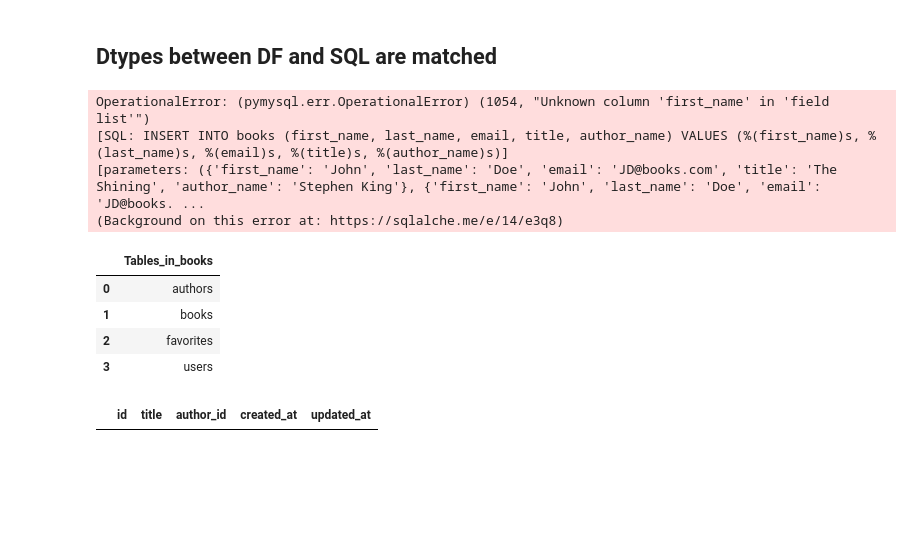
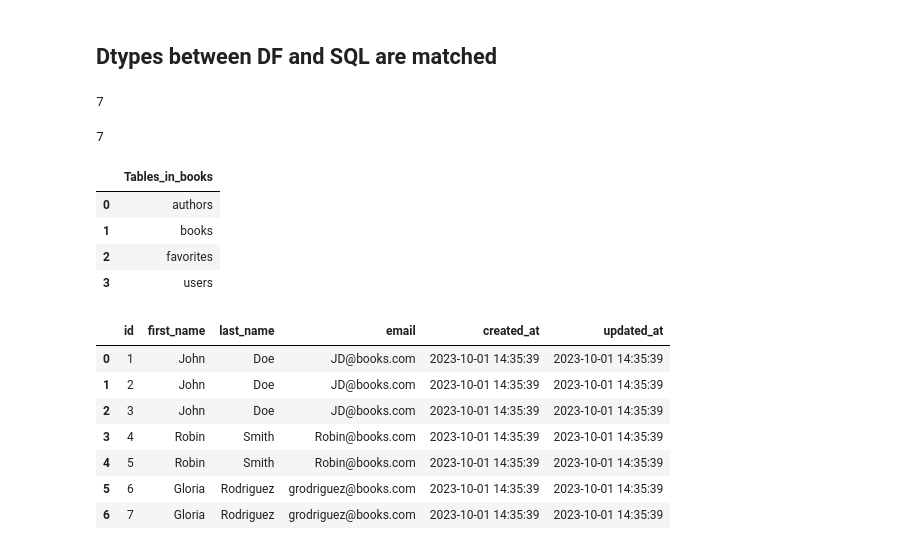
Before and after one commit to parkerholds/books-ph, a Jupyter notebook: Books(Core).ipynb, the cells around one changed output. Drawn from its saved outputs; the diff is of its cells as text; code cells hidden in the pictures; blank space fills up the shorter version.

```diff
--- a/Books(Core).ipynb
+++ b/Books(Core).ipynb
@@ -121,12 +155,13 @@ df.head()
 # %% [markdown]
 ## Dtypes between DF and SQL are matched
 # %%
-df.to_sql("books",conn,index=False, if_exists='append')
+users.to_sql("users",conn,index=False, if_exists='append')
 # %% [output]
-OperationalError: (pymysql.err.OperationalError) (1054, "Unknown column 'first_name' in 'field list'")
-[SQL: INSERT INTO books (first_name, last_name, email, title, author_name) VALUES (%(first_name)s, %(last_name)s, %(email)s, %(title)s, %(author_name)s)]
-[parameters: ({'first_name': 'John', 'last_name': 'Doe', 'email': 'JD@books.com', 'title': 'The Shining', 'author_name': 'Stephen King'}, {'first_name': 'John', 'last_name': 'Doe', 'email': 'JD@books. ...
-(Background on this error at: https://sqlalche.me/e/14/e3q8)
+7
+# %%
+books.to_sql("books",conn,index=False, if_exists='append')
+# %% [output]
+7
 # %%
 q = """SHOW TABLES """
 pd.read_sql(q, conn)
@@ -137,7 +172,14 @@ pd.read_sql(q, conn)
 | 2 | favorites |
 | 3 | users |
 # %%
-q = """SELECT * FROM books;"""
+q = """SELECT * FROM users;"""
 pd.read_sql(q, conn)
 # %% [output]
-|  | id | title | author_id | created_at | updated_at |
+|  | id | first_name | last_name | email | created_at | updated_at |
+| 0 | 1 | John | Doe | JD@books.com | 2023-10-01 14:35:39 | 2023-10-01 14:35:39 |
+| 1 | 2 | John | Doe | JD@books.com | 2023-10-01 14:35:39 | 2023-10-01 14:35:39 |
+| 2 | 3 | John | Doe | JD@books.com | 2023-10-01 14:35:39 | 2023-10-01 14:35:39 |
+| 3 | 4 | Robin | Smith | Robin@books.com | 2023-10-01 14:35:39 | 2023-10-01 14:35:39 |
+| 4 | 5 | Robin | Smith | Robin@books.com | 2023-10-01 14:35:39 | 2023-10-01 14:35:39 |
+| 5 | 6 | Gloria | Rodriguez | grodriguez@books.com | 2023-10-01 14:35:39 | 2023-10-01 14:35:39 |
+| 6 | 7 | Gloria | Rodriguez | grodriguez@books.com | 2023-10-01 14:35:39 | 2023-10-01 14:35:39 |
```
Also changed, not shown: parts of 12 cells of this notebook, 4 other files.
